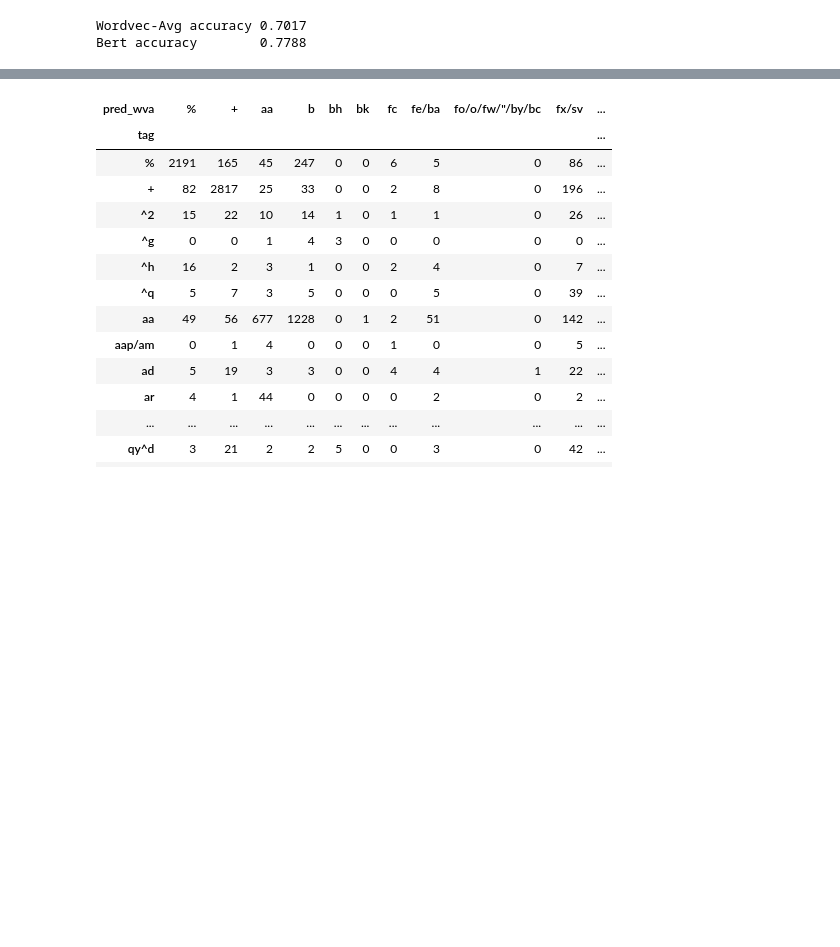
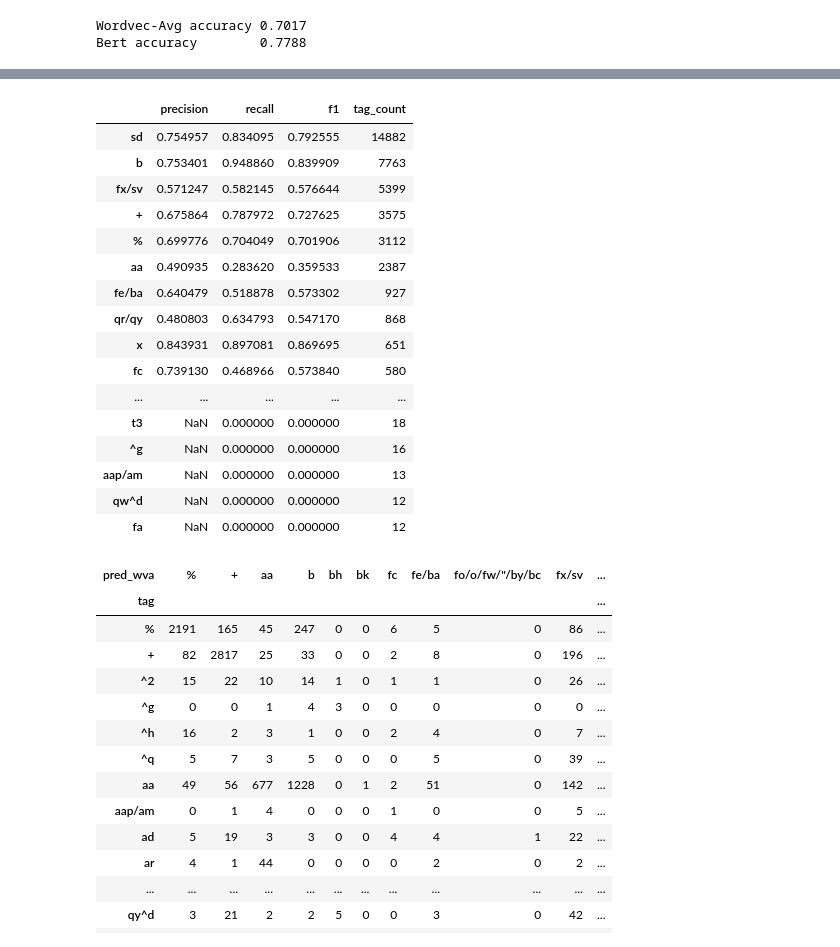
Before and after one commit to GU-CLASP/DistributionalDiscourse, a Jupyter notebook: Analysis.ipynb, the cells around one changed output, grey strips where cells are left out. Cells and saved outputs as stored; diff of their text form; code cells hidden in the pictures; blank space fills up the shorter version.

```diff
--- a/Analysis.ipynb
+++ b/Analysis.ipynb
@@ -46,3 +92,23 @@ def scores(df, pred):
+# %%
+scores.sort_values('tag_count', ascending=False)
+# %% [output]
+|  | precision | recall | f1 | tag_count |
+| sd | 0.754957 | 0.834095 | 0.792555 | 14882 |
+| b | 0.753401 | 0.948860 | 0.839909 | 7763 |
+| fx/sv | 0.571247 | 0.582145 | 0.576644 | 5399 |
+| + | 0.675864 | 0.787972 | 0.727625 | 3575 |
+| % | 0.699776 | 0.704049 | 0.701906 | 3112 |
+| aa | 0.490935 | 0.283620 | 0.359533 | 2387 |
+| fe/ba | 0.640479 | 0.518878 | 0.573302 | 927 |
+| qr/qy | 0.480803 | 0.634793 | 0.547170 | 868 |
+| x | 0.843931 | 0.897081 | 0.869695 | 651 |
+| fc | 0.739130 | 0.468966 | 0.573840 | 580 |
+| ... | ... | ... | ... | ... |
+| t3 | NaN | 0.000000 | 0.000000 | 18 |
+| ^g | NaN | 0.000000 | 0.000000 | 16 |
+| aap/am | NaN | 0.000000 | 0.000000 | 13 |
+| qw^d | NaN | 0.000000 | 0.000000 | 12 |
+| fa | NaN | 0.000000 | 0.000000 | 12 |
 # %%
 pd.crosstab(df.tag, df.pred_wva)
 # %% [output]
```
Also changed, not shown: parts of 4 cells of this notebook.
